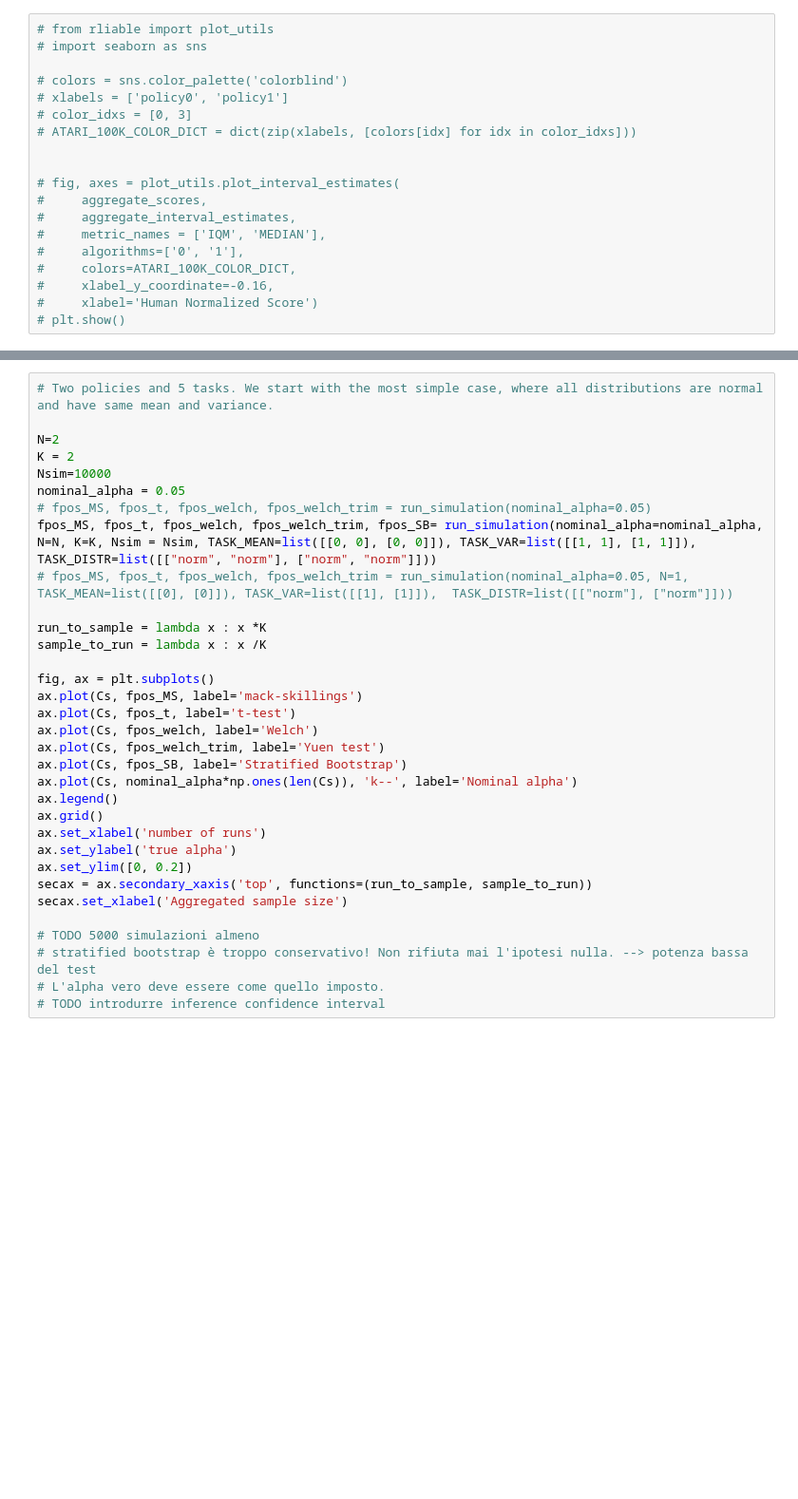
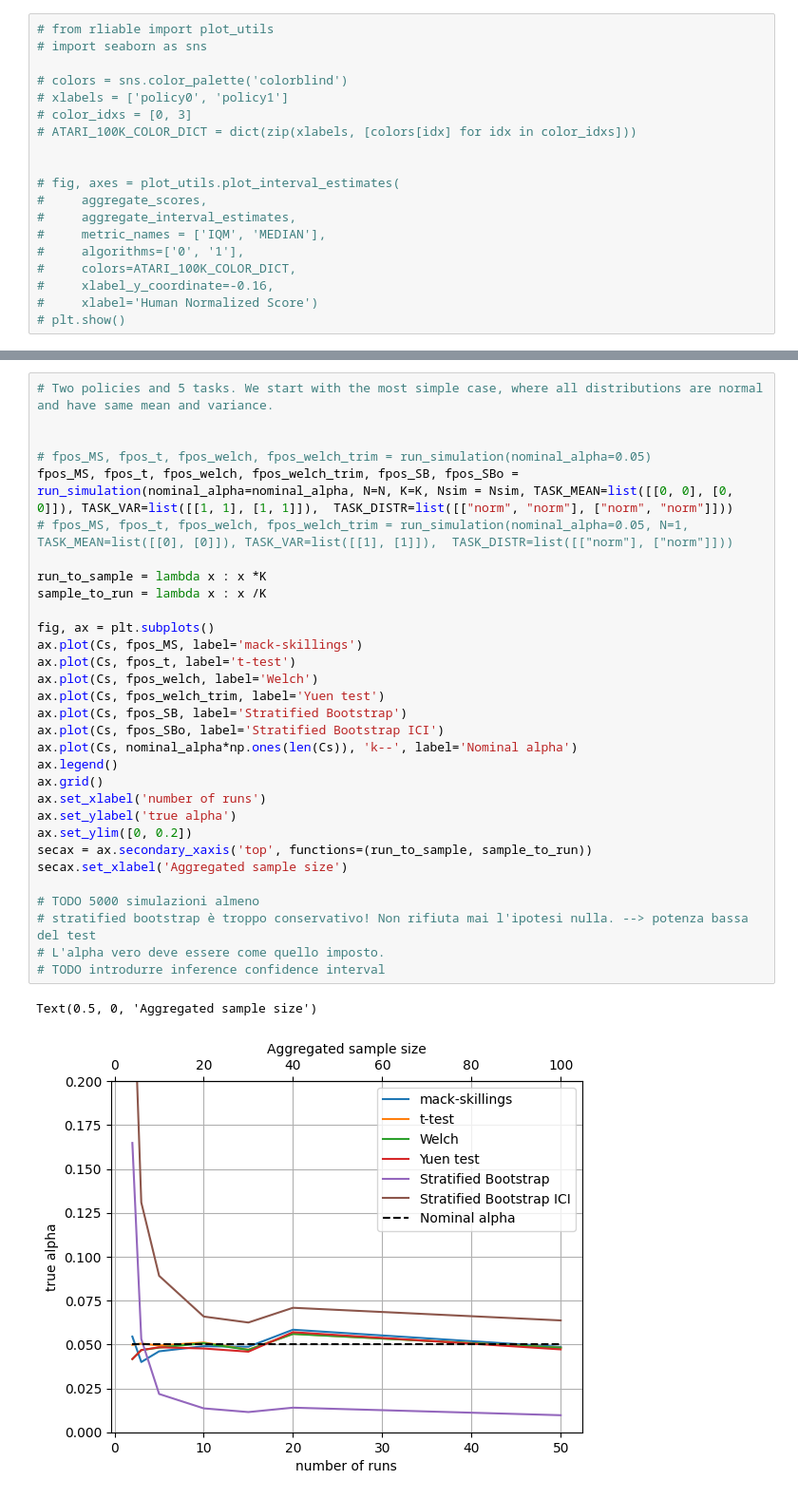
Before and after one commit to ecaromeo/stat_prec, a Jupyter notebook: generalize_v2.ipynb, the cells around one changed output, grey strips where cells are left out. Shown: that part at 95% size. Saved outputs shown, nothing was run; the diff lists cells and outputs as text; blank space fills up the shorter version.

```diff
--- a/generalize_v2.ipynb
+++ b/generalize_v2.ipynb
@@ -360,36 +370,37 @@ Cs = list([2, 3, 5, 10, 15, 20, 50])
 # %%
 # Two policies and 5 tasks. We start with the most simple case, where all distributions are normal and have same mean and variance.
 
-N=2
-K = 2
-Nsim=10000
-nominal_alpha = 0.05
+
 # fpos_MS, fpos_t, fpos_welch, fpos_welch_trim = run_simulation(nominal_alpha=0.05)
-fpos_MS, fpos_t, fpos_welch, fpos_welch_trim, fpos_SB= run_simulation(nominal_alpha=nominal_alpha, N=N, K=K, Nsim = Nsim, TASK_MEAN=list([[0, 0], [0, 0]]), TASK_VAR=list([[1, 1], [1, 1]]),  TASK_DISTR=list([["norm", "norm"], ["norm", "norm"]]))
+fpos_MS, fpos_t, fpos_welch, fpos_welch_trim, fpos_SB, fpos_SBo = run_simulation(nominal_alpha=nominal_alpha, N=N, K=K, Nsim = Nsim, TASK_MEAN=list([[0, 0], [0, 0]]), TASK_VAR=list([[1, 1], [1, 1]]),  TASK_DISTR=list([["norm", "norm"], ["norm", "norm"]]))
 # fpos_MS, fpos_t, fpos_welch, fpos_welch_trim = run_simulation(nominal_alpha=0.05, N=1, TASK_MEAN=list([[0], [0]]), TASK_VAR=list([[1], [1]]),  TASK_DISTR=list([["norm"], ["norm"]]))
 
 run_to_sample = lambda x : x *K
 sample_to_run = lambda x : x /K
 
 fig, ax = plt.subplots()
 ax.plot(Cs, fpos_MS, label='mack-skillings')
 ax.plot(Cs, fpos_t, label='t-test')
 ax.plot(Cs, fpos_welch, label='Welch')
 ax.plot(Cs, fpos_welch_trim, label='Yuen test')
 ax.plot(Cs, fpos_SB, label='Stratified Bootstrap')
+ax.plot(Cs, fpos_SBo, label='Stratified Bootstrap ICI')
 ax.plot(Cs, nominal_alpha*np.ones(len(Cs)), 'k--', label='Nominal alpha')
 ax.legend()
 ax.grid()
 ax.set_xlabel('number of runs')
 ax.set_ylabel('true alpha')
 ax.set_ylim([0, 0.2])
 secax = ax.secondary_xaxis('top', functions=(run_to_sample, sample_to_run))
 secax.set_xlabel('Aggregated sample size')
 
 # TODO 5000 simulazioni almeno
 # stratified bootstrap è troppo conservativo! Non rifiuta mai l'ipotesi nulla. --> potenza bassa del test
 # L'alpha vero deve essere come quello imposto.
 # TODO introdurre inference confidence interval
+# %% [output]
+Text(0.5, 0, 'Aggregated sample size')
+[figure, added]
 # %%
 # Two policies and 5 tasks. All distributions have normal distribution but different tasks have different means
 
```
Also changed, not shown: parts of 11 cells of this notebook.
